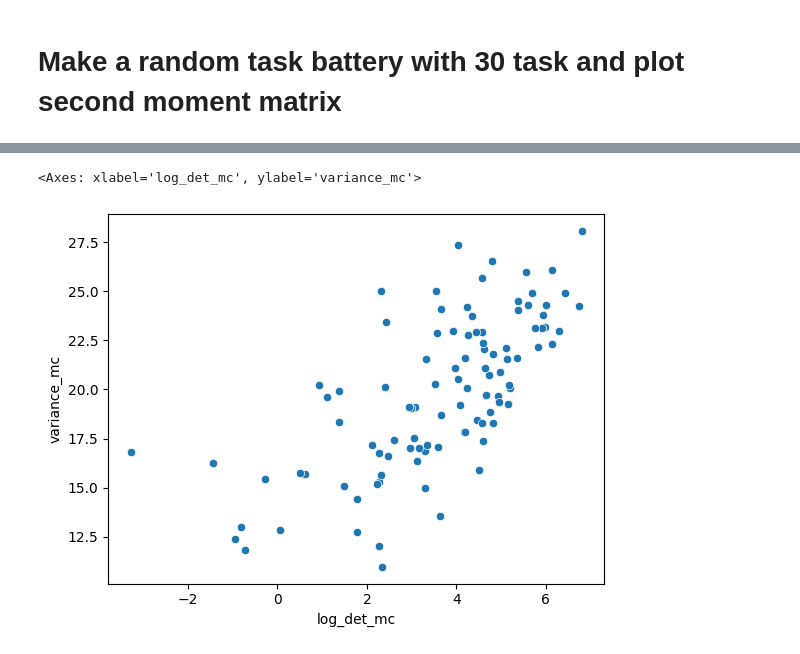
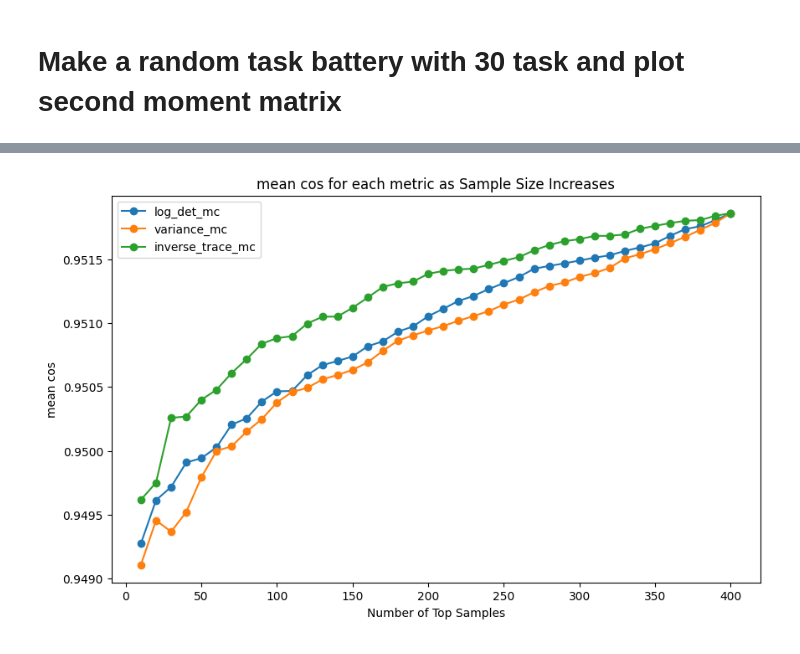
Before and after one commit to DiedrichsenLab/OptimalBattery, a Jupyter notebook: notebooks/4c.sim_eval_multi_randLib.ipynb, the cells around one changed output, grey strips where cells are left out. Cells and saved outputs as stored; diff of their text form; code cells hidden in the pictures.

```diff
--- a/notebooks/4c.sim_eval_multi_randLib.ipynb
+++ b/notebooks/4c.sim_eval_multi_randLib.ipynb
@@ -92,8 +92,12 @@ plt.imshow(V_lib @ V_lib.T, cmap='viridis')
+# %%
+Y_true = V_lib @ np.array(U_true_5[0])
+vtest = V_lib
+ytest = Y_true
 # %%
 # try and evaluate random combinations of these task
-noise = 0.4
+noise = 10
 
-D = ut.build_combinations(G_lib, strategy='random', n_iter=100, n_tasks=5, seed=2, replacement=False)
+D = ut.build_combinations(G_lib, strategy='random', n_iter=400, n_tasks=8, seed=2, replacement=False)
 
 # Try the classification of the region voxels
-D_ev = ev.sim_evaluate_dataframe_multiregion(D, , V_lib, U_true_5, sig_e=noise)
+D_ev = ev.sim_evaluate_dataframe_multiregion(D, Y_true, V_lib, U_true_5, sig_e=noise, vtest=vtest, ytest=ytest)
@@ -114,5 +104,30 @@ D_ev = ev.sim_evaluate_dataframe_multiregion(D, , V_lib, U_true_5, sig_e=noise)
-# %%
-sb.scatterplot(D,x='log_det_mc',y='variance_mc')
-# %% [output]
-<Axes: xlabel='log_det_mc', ylabel='variance_mc'>
-[figure, removed]
+# %%
+sample_sizes = range(10, 401, 10)
+metrics = ['log_det_mc', 'variance_mc', 'inverse_trace_mc']
+
+correlation_data = []
+for n in sample_sizes:
+    for metric in metrics:
+        top_n = D_ev.nlargest(n, metric)
+        # find mean of cos values for top n\
+        mean_cos = top_n['cos'].mean()
+        correlation_data.append({
+            'Sample Size': n,
+            'Metric': metric,
+            'mean_cos': mean_cos,
+        })
+
+correlation_df = pd.DataFrame(correlation_data)
+# %%
+# Plotting Spearman
+plt.figure(figsize=(10, 6))
+for metric in metrics:
+    subset = correlation_df[correlation_df['Metric'] == metric]
+    plt.plot(subset['Sample Size'], subset['mean_cos'], label=metric, marker='o')
+plt.title('mean cos for each metric as Sample Size Increases')
+plt.xlabel('Number of Top Samples')
+plt.ylabel('mean cos')
+plt.legend()
+plt.show()
+# %% [output]
+[figure, added]
```
Also changed, not shown: parts of 2 cells of this notebook, 1 other file.
